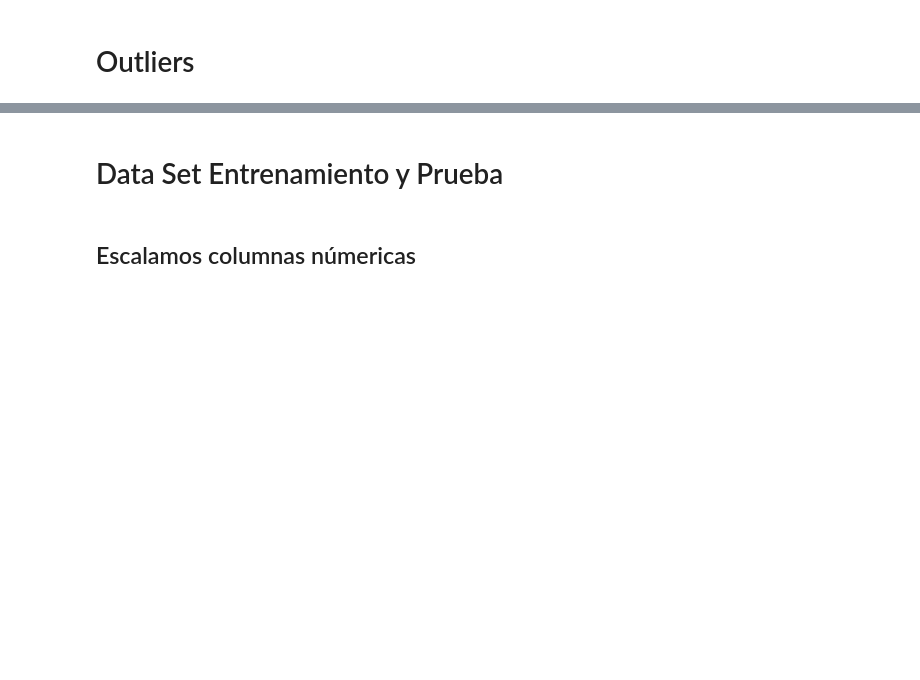
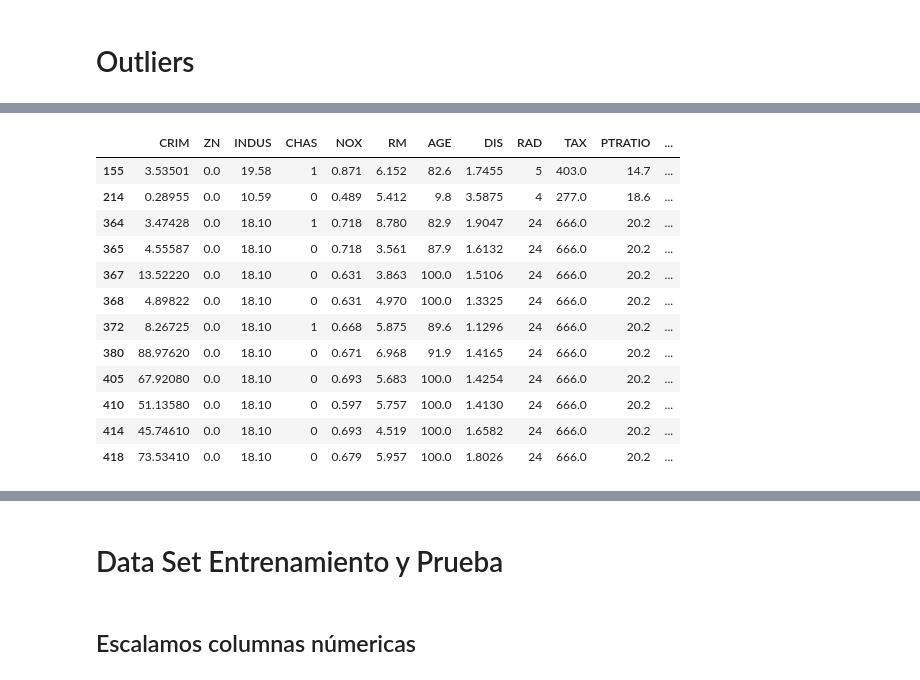
Before and after one commit to Balgem/CodingDojo-DataScience, a Jupyter notebook: Ejercicio_01_cris.ipynb, the cells around one changed output, grey strips where cells are left out. Saved outputs shown, nothing was run; the diff lists cells and outputs as text; code cells hidden in the pictures; blank space fills up the shorter version.

```diff
--- a/Ejercicio_01_cris.ipynb
+++ b/Ejercicio_01_cris.ipynb
@@ -177,0 +164,16 @@ sns.pairplot(df[["CRIM", "ZN", "INDUS", "CHAS", "NOX", "RM", "AGE", "DIS", "RAD"
+# %%
+df_out
+# %% [output]
+|  | CRIM | ZN | INDUS | CHAS | NOX | RM | AGE | DIS | RAD | TAX | PTRATIO | ... |
+| 155 | 3.53501 | 0.0 | 19.58 | 1 | 0.871 | 6.152 | 82.6 | 1.7455 | 5 | 403.0 | 14.7 | ... |
+| 214 | 0.28955 | 0.0 | 10.59 | 0 | 0.489 | 5.412 | 9.8 | 3.5875 | 4 | 277.0 | 18.6 | ... |
+| 364 | 3.47428 | 0.0 | 18.10 | 1 | 0.718 | 8.780 | 82.9 | 1.9047 | 24 | 666.0 | 20.2 | ... |
+| 365 | 4.55587 | 0.0 | 18.10 | 0 | 0.718 | 3.561 | 87.9 | 1.6132 | 24 | 666.0 | 20.2 | ... |
+| 367 | 13.52220 | 0.0 | 18.10 | 0 | 0.631 | 3.863 | 100.0 | 1.5106 | 24 | 666.0 | 20.2 | ... |
+| 368 | 4.89822 | 0.0 | 18.10 | 0 | 0.631 | 4.970 | 100.0 | 1.3325 | 24 | 666.0 | 20.2 | ... |
+| 372 | 8.26725 | 0.0 | 18.10 | 1 | 0.668 | 5.875 | 89.6 | 1.1296 | 24 | 666.0 | 20.2 | ... |
+| 380 | 88.97620 | 0.0 | 18.10 | 0 | 0.671 | 6.968 | 91.9 | 1.4165 | 24 | 666.0 | 20.2 | ... |
+| 405 | 67.92080 | 0.0 | 18.10 | 0 | 0.693 | 5.683 | 100.0 | 1.4254 | 24 | 666.0 | 20.2 | ... |
+| 410 | 51.13580 | 0.0 | 18.10 | 0 | 0.597 | 5.757 | 100.0 | 1.4130 | 24 | 666.0 | 20.2 | ... |
+| 414 | 45.74610 | 0.0 | 18.10 | 0 | 0.693 | 4.519 | 100.0 | 1.6582 | 24 | 666.0 | 20.2 | ... |
+| 418 | 73.53410 | 0.0 | 18.10 | 0 | 0.679 | 5.957 | 100.0 | 1.8026 | 24 | 666.0 | 20.2 | ... |
```
Also changed, not shown: parts of 80 cells of this notebook.
